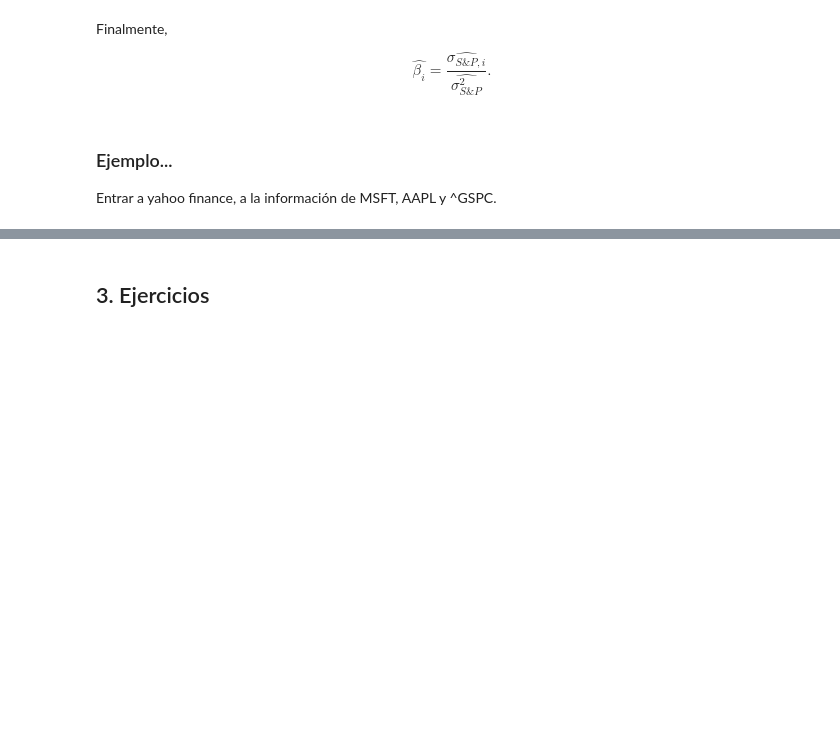
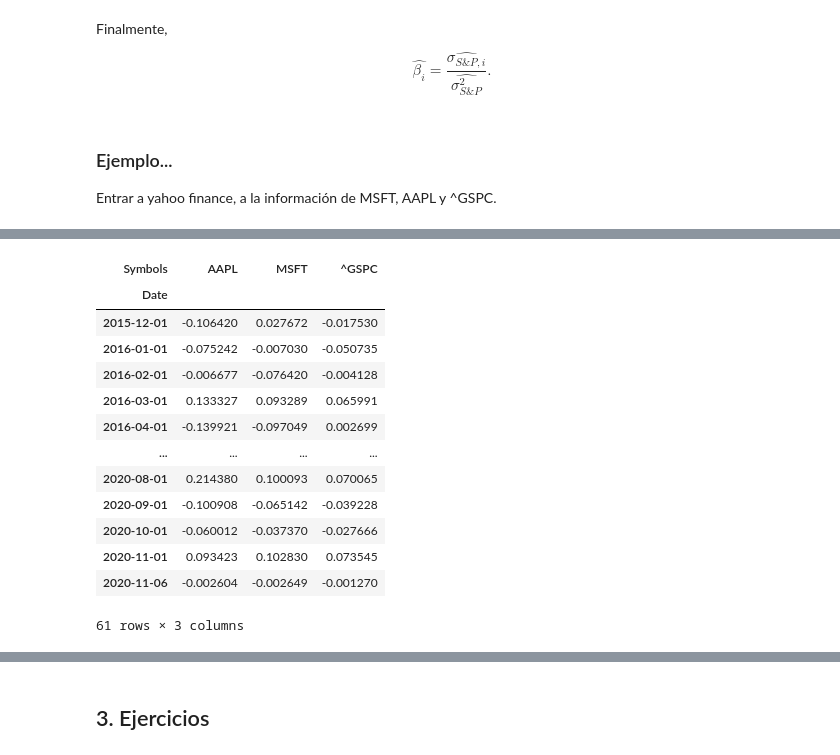
Before and after one commit to duarteandres/porinvo2020, a Jupyter notebook: Modulo4/Clase16_CAPMII.ipynb, the cells around one changed output, grey strips where cells are left out. Saved outputs shown, nothing was run; the diff lists cells and outputs as text; code cells hidden in the pictures; blank space fills up the shorter version.

```diff
--- a/Modulo4/Clase16_CAPMII.ipynb
+++ b/Modulo4/Clase16_CAPMII.ipynb
@@ -102,4 +121,22 @@ def get_adj_closes(tickers, start_date=None, end_date=None, freq='m'):
 # %%
 # Obtener rendimientos mensuales
+ret = closes.pct_change().dropna()
+# %%
+ret
+# %% [output]
+| Symbols | AAPL | MSFT | ^GSPC |
+| Date |  |  |  |
+| 2015-12-01 | -0.106420 | 0.027672 | -0.017530 |
+| 2016-01-01 | -0.075242 | -0.007030 | -0.050735 |
+| 2016-02-01 | -0.006677 | -0.076420 | -0.004128 |
+| 2016-03-01 | 0.133327 | 0.093289 | 0.065991 |
+| 2016-04-01 | -0.139921 | -0.097049 | 0.002699 |
+| ... | ... | ... | ... |
+| 2020-08-01 | 0.214380 | 0.100093 | 0.070065 |
+| 2020-09-01 | -0.100908 | -0.065142 | -0.039228 |
+| 2020-10-01 | -0.060012 | -0.037370 | -0.027666 |
+| 2020-11-01 | 0.093423 | 0.102830 | 0.073545 |
+| 2020-11-06 | -0.002604 | -0.002649 | -0.001270 |
+61 rows × 3 columns
 # %%
 # Obtener matriz de covarianza
```
Also changed, not shown: parts of 19 cells of this notebook, 5 other files.
